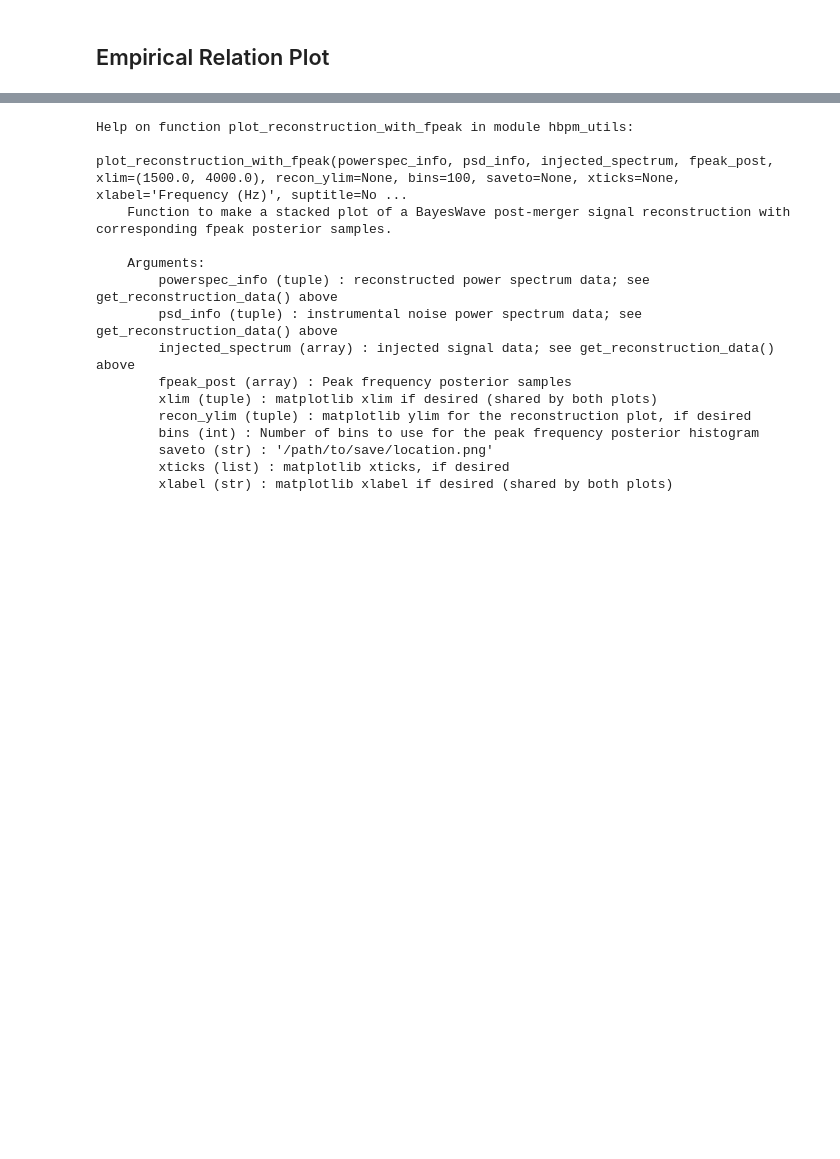
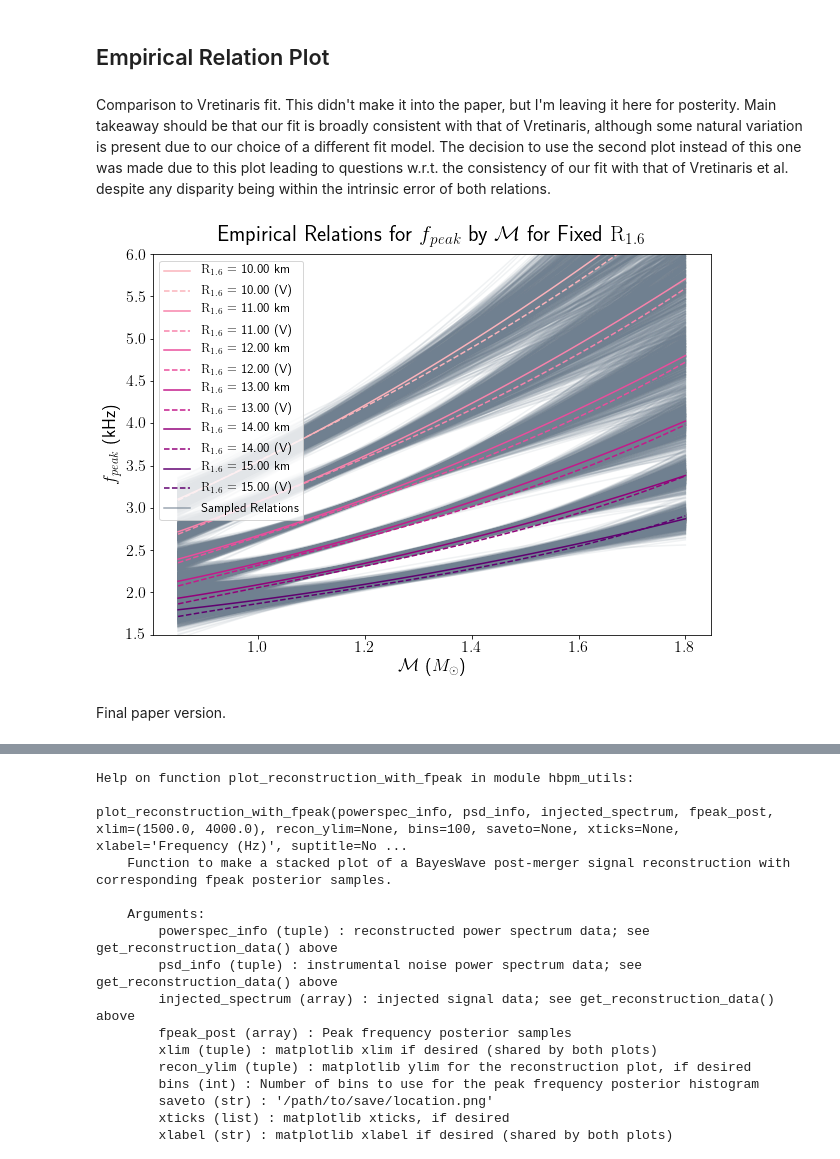
Before and after one commit to criswellalexander/hbpm_paper, a Jupyter notebook: make-paper-plots-FINAL.ipynb, the cells around one changed output, grey strips where cells are left out. Drawn from its saved outputs; the diff is of its cells as text; code cells hidden in the pictures; blank space fills up the shorter version.

```diff
--- a/make-paper-plots-FINAL.ipynb
+++ b/make-paper-plots-FINAL.ipynb
@@ -544,3 +544,9 @@ width_Ap4yr_mm, width_prior_mm, width_prior_mm - width_Ap4yr_mm
 def empirical_relation_new(R,M):
     f = 7.713720 + -5.406674*M + 13.325646*M**2 + -1.192276*R*M + -2.846030*M**3 + -0.111244*R*M**2 + 0.038749*R**2*M
     return f
+# %%
+## load the not-bootstrap bootstrap
+## really need a new name for this
+## should also make a function to do this & put the samples in the hbpm_v2 directory
+coeffs = pd.read_csv(hbpmloc+'/priors/sampled_empirical_relation_coefficients.tab',sep=' ')
+bootstrap = coeffs.to_numpy()
@@ -547 +570,29 @@ def empirical_relation_new(R,M):
+# %% [markdown]
+Comparison to Vretinaris fit. This didn't make it into the paper, but I'm leaving it here for posterity. Main takeaway should be that our fit is broadly consistent with that of Vretinaris, although some natural variation is present due to our choice of a different fit model. The decision to use the second plot instead of this one was made due to this plot leading to questions w.r.t. the consistency of our fit with that of Vretinaris et al. despite any disparity being within the intrinsic error of both relations.
+# %%
+Rs2 = [10,11,12,13,14,15]
+Ms2 = np.linspace(0.85,1.8,100)
+plt.figure(figsize=(10,7))
+cmap = matplotlib.cm.get_cmap('RdPu')
+for R in Rs2:
+    colnum = (R - 7.5)/(8)
+    plt.plot(Ms2,empirical_relation_bootstrap(R,Ms2.reshape(-1,1),bootstrap),alpha=0.1,
+             color='slategray',label='__nolabel__',zorder=-10)
+    plt.plot(Ms2,miller_relation(R,Ms2,beta_fit,4),label='$\mathrm{R_{1.6}}$'+' = {:0.2f} km'.format(R),color=cmap(colnum))
+    plt.plot(Ms2,empirical_relation_f(R,Ms2),label='$\mathrm{R_{1.6}}$'+' = {:0.2f} (V)'.format(R),
+             color=cmap(colnum),ls='--')
+plt.gca().set_rasterization_zorder(0)
+plt.ylim(1.5,6)
+gray_line = mlines.Line2D([], [], color='slategray',alpha=0.7,label='Sampled Relations')
+handles, labels = plt.gca().get_legend_handles_labels()
+plt.legend(handles=handles+[gray_line],loc='upper left',fontsize=13)
+plt.ylabel('$f_{peak}$ (kHz)',fontsize=18)
+plt.xlabel('$\mathcal{M}$ ($M_{\odot}$)',fontsize=18)
+plt.title('Empirical Relations for $f_{peak}$ by $\mathcal{M}$ for Fixed $\mathrm{R_{1.6}}$',
+          fontsize=22,y=1.01)
+plt.show()
+# %% [output]
+[figure, added]
+# %% [markdown]
+Final paper version.
 # %%
```
Also changed, not shown: parts of 33 cells of this notebook, 2 other files.
